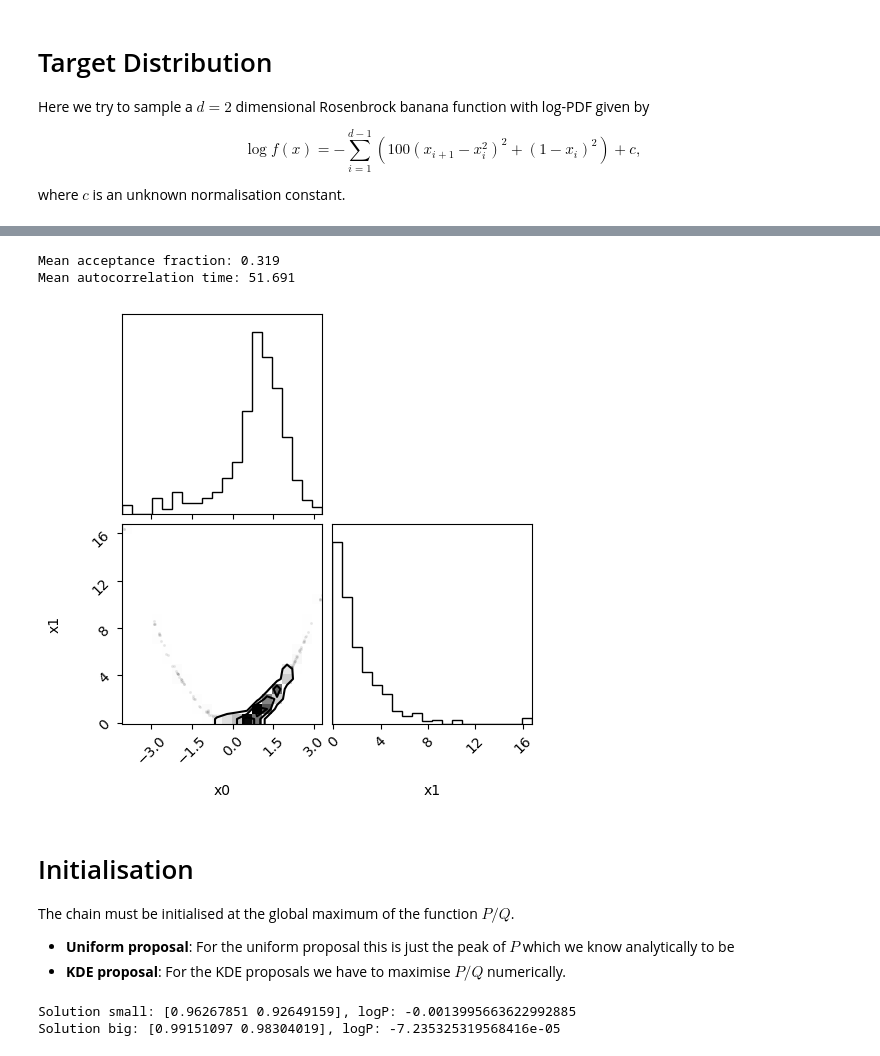
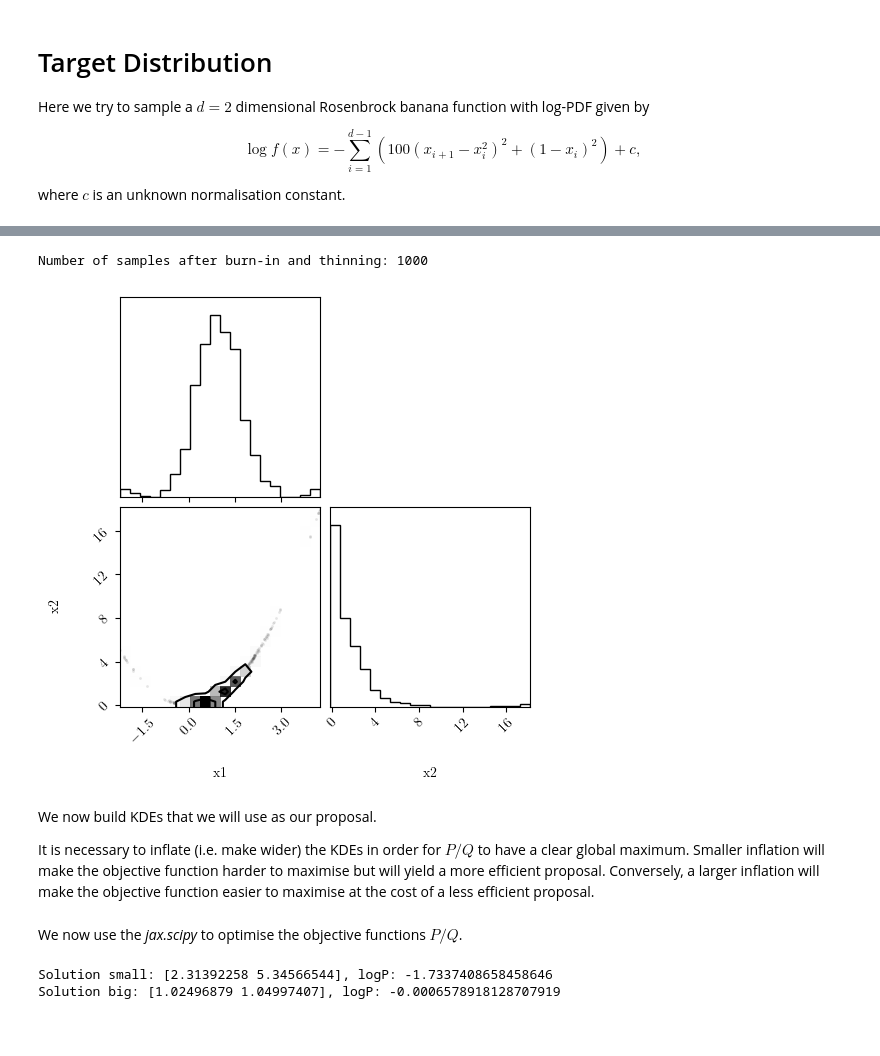
Before and after one commit to cjm96/mcmc_infinity, a Jupyter notebook: mcmc_infinity/examples/rosenbrock_demo.ipynb, the cells around one changed output, grey strips where cells are left out. Cells and saved outputs as stored; diff of their text form; code cells hidden in the pictures; blank space fills up the shorter version.

Commit message:
rosenbrock kde proposal demo

```diff
--- a/mcmc_infinity/examples/rosenbrock_demo.ipynb
+++ b/mcmc_infinity/examples/rosenbrock_demo.ipynb
@@ -5,10 +5,13 @@ from jax.scipy.stats import gaussian_kde
 from jax.scipy.optimize import minimize
 import numpy as np
 import mcmc_infinity as mc
-import matplotlib.pyplot as plt
 import emcee
 import corner
 
+import matplotlib.pyplot as plt
+plt.rcParams['text.usetex'] = True
+plt.rcParams['font.family'] = 'serif'
+
 seed = 12345
 # %% [markdown]
 # Target Distribution
@@ -57,31 +88,37 @@ uniform_proposal = mc.uniform_proposal.UniformProposal(dim, bounds)
 # %%
+"""
 # initialise emcee walker positions uniformly within prior bounds
-nwalkers = 50
+nwalkers = 100
 x0 = np.random.uniform(size=(nwalkers, dim))
 x0 = bounds[:,0] + x0 * (bounds[:,1] - bounds[:,0])
 
 # initialize the sampler
 sampler = emcee.EnsembleSampler(nwalkers, dim, target)
 
 # run burn-in
 sampler.run_mcmc(x0, 100, progress=True)
 sampler.reset()
 
 # run analysis chains
-sampler.run_mcmc(x0, 5000, progress=True)
+sampler.run_mcmc(x0, 10000, progress=True)
 print(f"Mean acceptance fraction: {np.mean(sampler.acceptance_fraction):.3f}")
 print(f"Mean autocorrelation time: {np.mean(sampler.get_autocorr_time(tol=5)):.3f}")
 
-samples = sampler.get_chain(flat=True, thin=100)
+samples = sampler.get_chain(flat=True, thin=1000)
+"""
 
-corner.corner(samples,
-              labels=[f"x{i}" for i in range(dim)],
-              ranges=[bounds[i] for i in range(dim)])
+samples = np.loadtxt("rosenbrock_demo_emcee_samples.txt")
+print(f"Number of samples after burn-in and thinning: {len(samples)}")
+
+corner.corner(samples, ranges=bounds, labels=['x1','x2'])
 
 plt.show()
 # %% [output]
-Mean acceptance fraction: 0.319
-Mean autocorrelation time: 51.691
+Number of samples after burn-in and thinning: 1000
-[figure, old version]
+[figure, new version]
+# %% [markdown]
+We now build KDEs that we will use as our proposal.
+
+It is necessary to inflate (i.e. make wider) the KDEs in order for $P/Q$ to have a clear global maximum. Smaller inflation will make the objective function harder to maximise but will yield a more efficient proposal. Conversely, a larger inflation will make the objective function easier to maximise at the cost of a less efficient proposal.
 # %%
 Qkde_small = mc.kde_proposal.KernelDensityEstimateProposal(dim,
@@ -93,36 +130,16 @@ Qkde_big = mc.kde_proposal.KernelDensityEstimateProposal(dim,
 Qkde_big.fit(samples)
-# %% [markdown]
-# Initialisation
-
-The chain must be initialised at the global maximum of the function $P/Q$.
-
-- __Uniform proposal__: For the uniform proposal this is just the peak of $P$ which we know analytically to be
- - __KDE proposal__: For the KDE proposals we have to maximise $P/Q$ numerically.
+# %% [markdown]
+We now use the _jax.scipy_ to optimise the objective functions $P/Q$.
 # %%
-sampler_uniform = mc.sampler.PerfectSampler(target,
-                                            uniform_proposal,
-                                            np.array([[1.]*dim]),
-                                            seed=seed)
-
 sol_small = minimize(lambda x: -(target(x)-Qkde_small.logP(x)[0]),
-               jnp.ones(dim), method="BFGS", tol=1.e-2)
+               jnp.ones(dim), method="BFGS", tol=1.e-3)
 
 print(f"Solution small: {sol_small.x}, logP: {target(sol_small.x)}")
 
-sampler_kde_small = mc.sampler.PerfectSampler(target,
-                                            Qkde_small,
-                                            jnp.atleast_2d(sol_small.x),
-                                            seed=seed)
-
 sol_big = minimize(lambda x: -(target(x)-Qkde_big.logP(x)[0]),
-               jnp.ones(dim), method="BFGS", tol=1.e-2)
+               jnp.ones(dim), method="BFGS", tol=1.e-3)
 
 print(f"Solution big: {sol_big.x}, logP: {target(sol_big.x)}")
-
-sampler_kde_big = mc.sampler.PerfectSampler(target,
-                                            Qkde_big,
-                                            jnp.atleast_2d(sol_big.x),
-                                            seed=seed)
 # %% [output]
-Solution small: [0.96267851 0.92649159], logP: -0.0013995663622992885
-Solution big: [0.99151097 0.98304019], logP: -7.235325319568416e-05
+Solution small: [2.31392258 5.34566544], logP: -1.7337408658458646
+Solution big: [1.02496879 1.04997407], logP: -0.0006578918128707919
```
Also changed, not shown: parts of 25 cells of this notebook, 1 other file.
